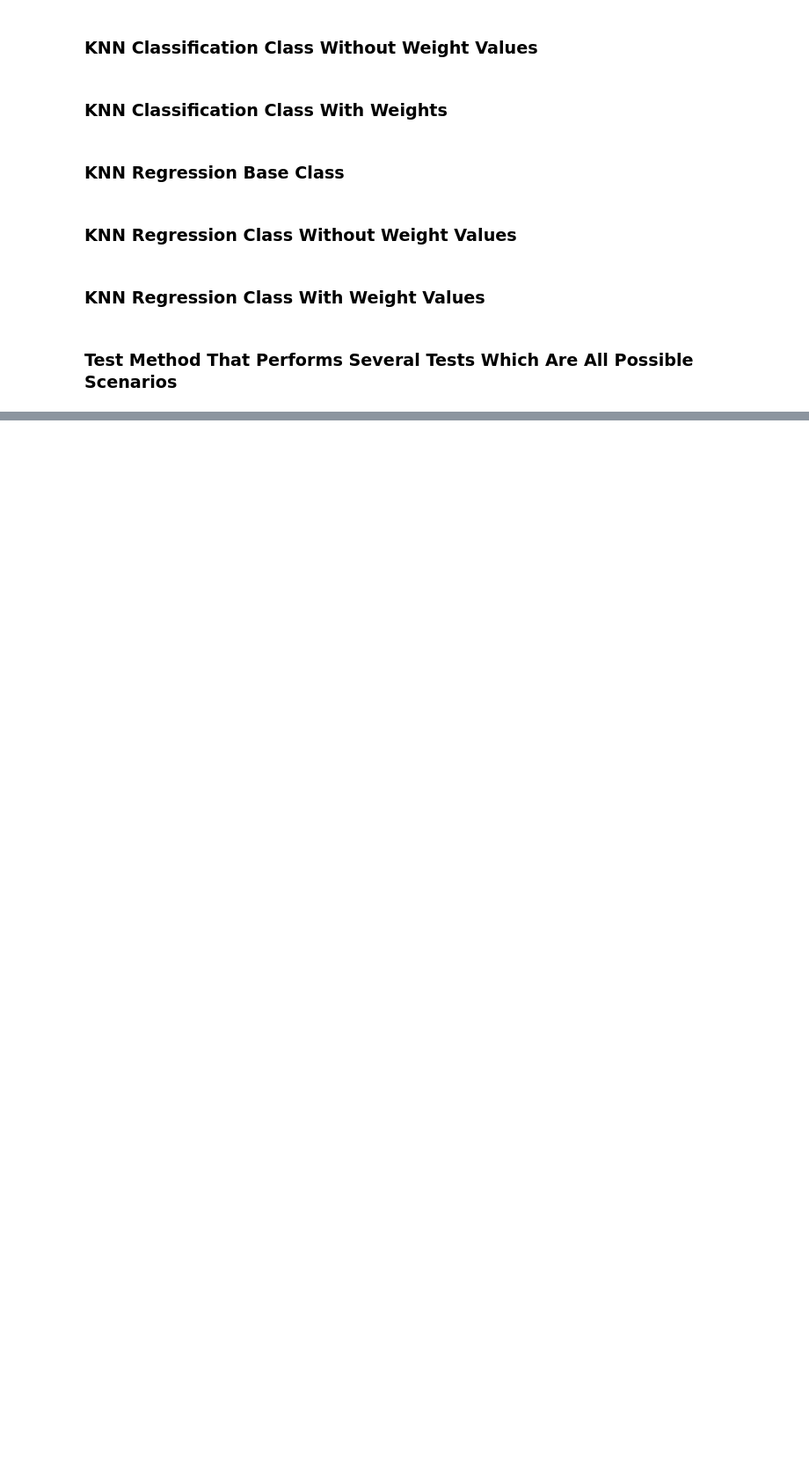
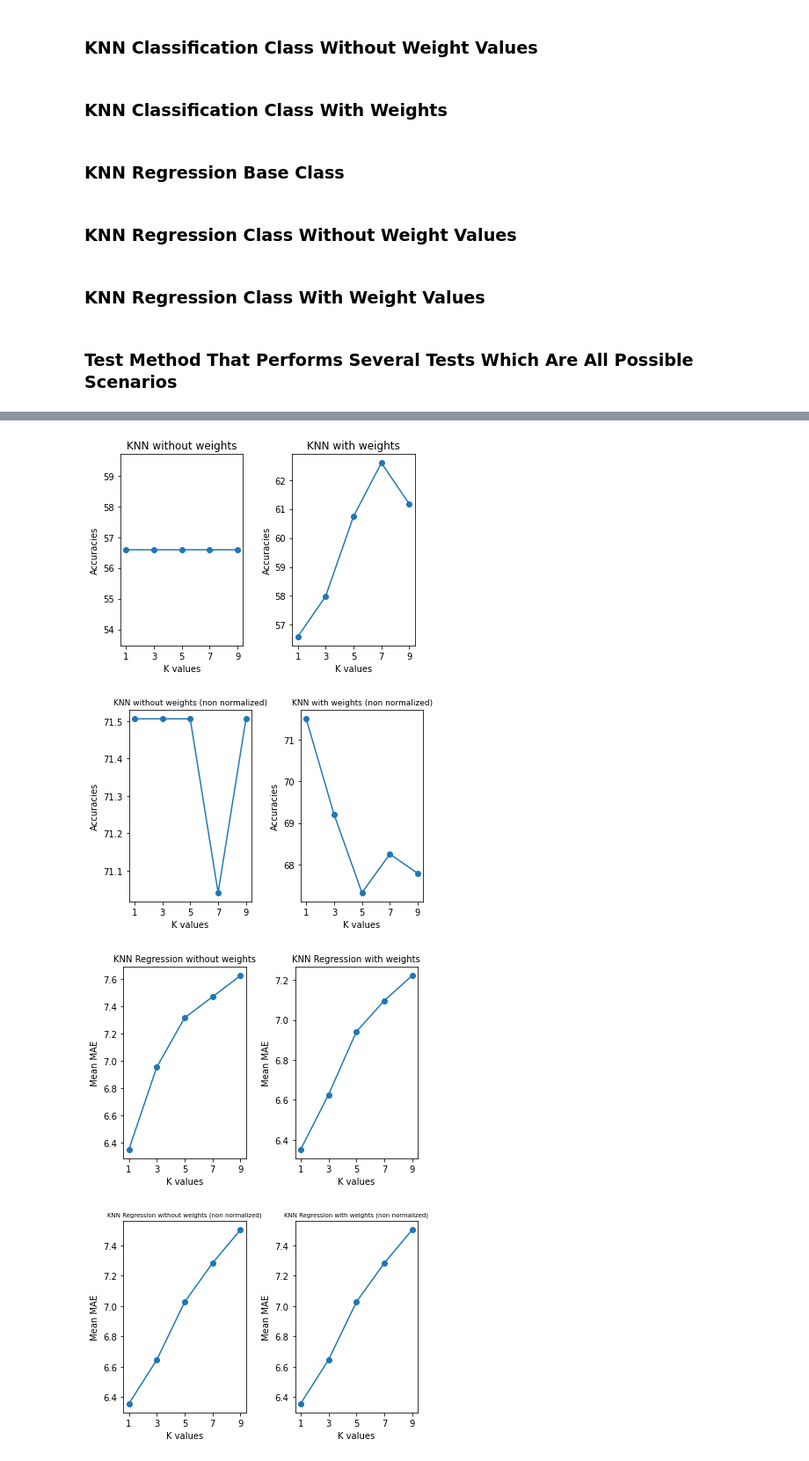
Before and after one commit to ugurcanerdogan/KNN-Classification-Regression, a Jupyter notebook: report.ipynb, the cells around one changed output, grey strips where cells are left out. Shown at 88% size. Cells and saved outputs as stored; diff of their text form; code cells hidden in the pictures; blank space fills up the shorter version.

Commit message:
report.ipynb updated with graphs, typo fixed in graph drawing part, matplotlib requirement added to requirements.txt

```diff
--- a/report.ipynb
+++ b/report.ipynb
@@ -23,3 +35,23 @@ from collections import Counter
+# %%
+def plot_k_values_and_accuracies(title1, title2, arr1, arr2, fontSize, isAcc=True):
+    x = np.array(["1", "3", "5", "7", "9"])
+    plt.subplot(1, 2, 1)
+    plt.subplots_adjust(wspace=0.4)
+    plt.plot(x, arr1, marker='o')
+
+    plt.title(title1, fontdict=fontSize)
+    plt.xlabel("K values")
+
+    plt.ylabel("Accuracies" if isAcc else "Mean MAE")
+
+    plt.subplot(1, 2, 2)
+    plt.plot(x, arr2, marker='o')
+
+    plt.title(title2, fontdict=fontSize)
+    plt.xlabel("K values")
+    plt.ylabel("Accuracies" if isAcc else "Mean MAE")
+
+    plt.show()
 # %% [markdown]
 ### Euclidean Distance Method
 # %%
@@ -577,2 +631,19 @@ def generalTest():
 # %%
-generalTest()
+def display(k_list_withoutWeight, k_list_withWeight,
+    k_list_withoutWeight_nonNormalized, k_list_withWeight_nonNormalized,
+    k_list_withoutWeight_MAE, k_list_withWeight_MAE,
+    k_list_withoutWeight_nonNormalized_MAE, k_list_withWeight_nonNormalized_MAE):
+
+
+
+    # plotting graphs
+    plot_k_values_and_accuracies("KNN without weights", "KNN with weights", k_list_withoutWeight, k_list_withWeight,
+                                 {'size': 12})
+    plot_k_values_and_accuracies("KNN without weights (non normalized)", "KNN with weights (non normalized)",
+                                 k_list_withoutWeight_nonNormalized, k_list_withWeight_nonNormalized, {'size': 9})
+    plot_k_values_and_accuracies("KNN Regression without weights", "KNN Regression with weights",
+                                 k_list_withoutWeight_MAE, k_list_withWeight_MAE, {'size': 10}, isAcc=False)
+    plot_k_values_and_accuracies("KNN Regression without weights (non normalized)",
+                                 "KNN Regression with weights (non normalized)",
+                                 k_list_withoutWeight_nonNormalized_MAE, k_list_withWeight_nonNormalized_MAE,
+                                 {'size': 7}, isAcc=False)
@@ -596,0 +652,3 @@ Weighted Mae values:  (array([5.07920401, 5.54581047, 5.64413928, 6.01362314, 6.
+# %%
+ # relevant data
+arr1, arr2, arr3, arr4, arr5, arr6, arr7, arr8 = generalTest()
@@ -596,0 +675,7 @@ Weighted Mae values:  (array([5.07920401, 5.54581047, 5.64413928, 6.01362314, 6.
+# %%
+display(arr1, arr2, arr3, arr4, arr5, arr6, arr7, arr8)
+# %% [output]
+[figure, added]
+[figure, added]
+[figure, added]
+[figure, added]
```
Also changed, not shown: parts of 10 cells of this notebook, 2 other files.
